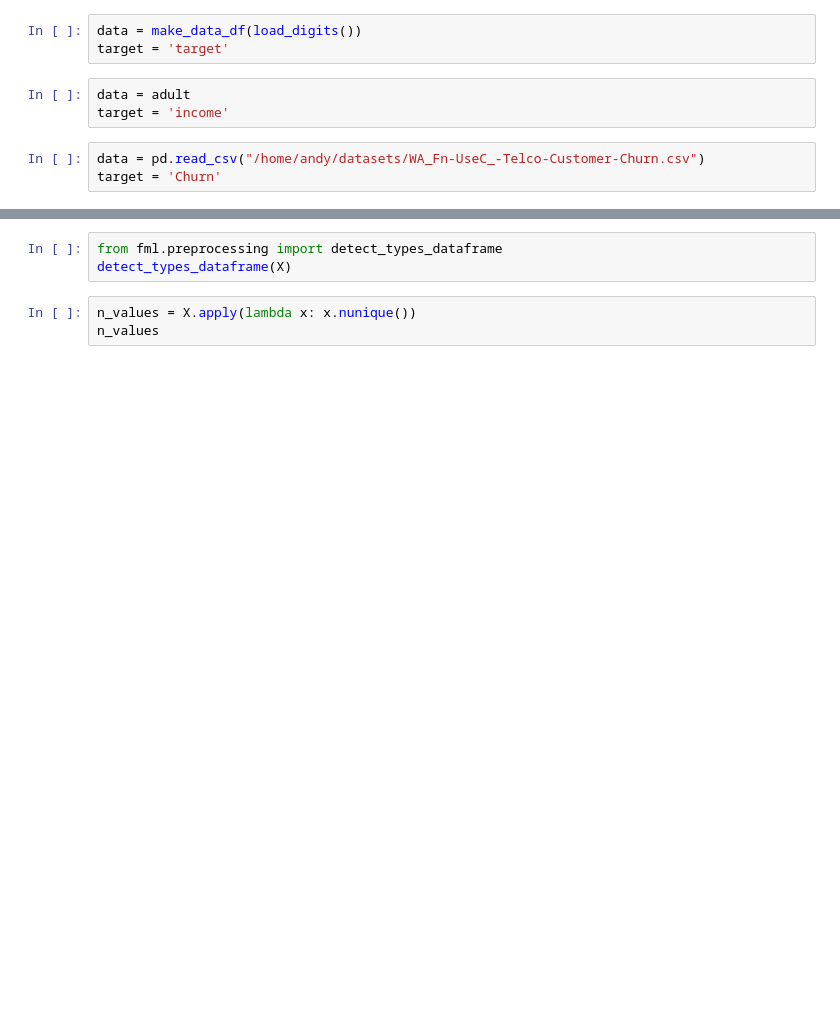
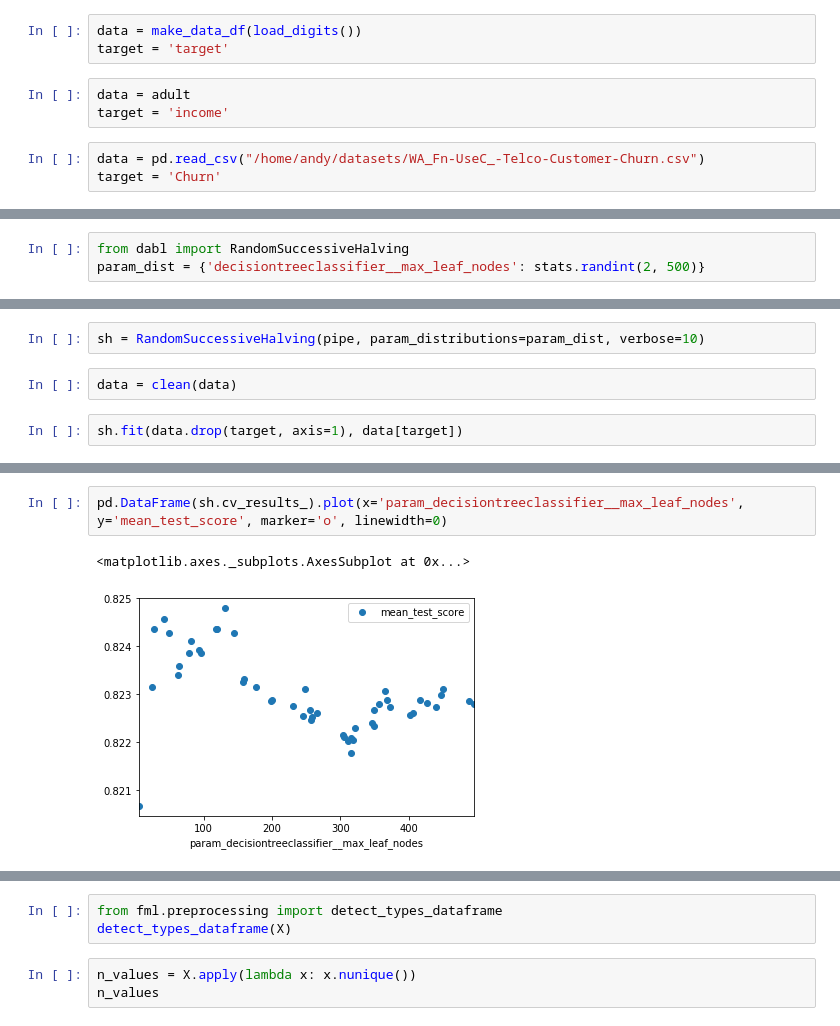
Before and after one commit to dabl/dabl, a Jupyter notebook: testing.ipynb, the cells around one changed output, grey strips where cells are left out. Saved outputs shown, nothing was run; the diff lists cells and outputs as text; blank space fills up the shorter version.

```diff
--- a/testing.ipynb
+++ b/testing.ipynb
@@ -130,0 +179,3 @@ X.shape
+# %%
+from dabl import RandomSuccessiveHalving
+param_dist = {'decisiontreeclassifier__max_leaf_nodes': stats.randint(2, 500)}
@@ -130,0 +184,6 @@ X.shape
+# %%
+sh = RandomSuccessiveHalving(pipe, param_distributions=param_dist, verbose=10)
+# %%
+data = clean(data)
+# %%
+sh.fit(data.drop(target, axis=1), data[target])
@@ -130,0 +287,5 @@ X.shape
+# %%
+pd.DataFrame(sh.cv_results_).plot(x='param_decisiontreeclassifier__max_leaf_nodes', y='mean_test_score', marker='o', linewidth=0)
+# %% [output]
+<matplotlib.axes._subplots.AxesSubplot at 0x...>
+[figure, added]
```
Also changed, not shown: parts of 31 cells of this notebook.
